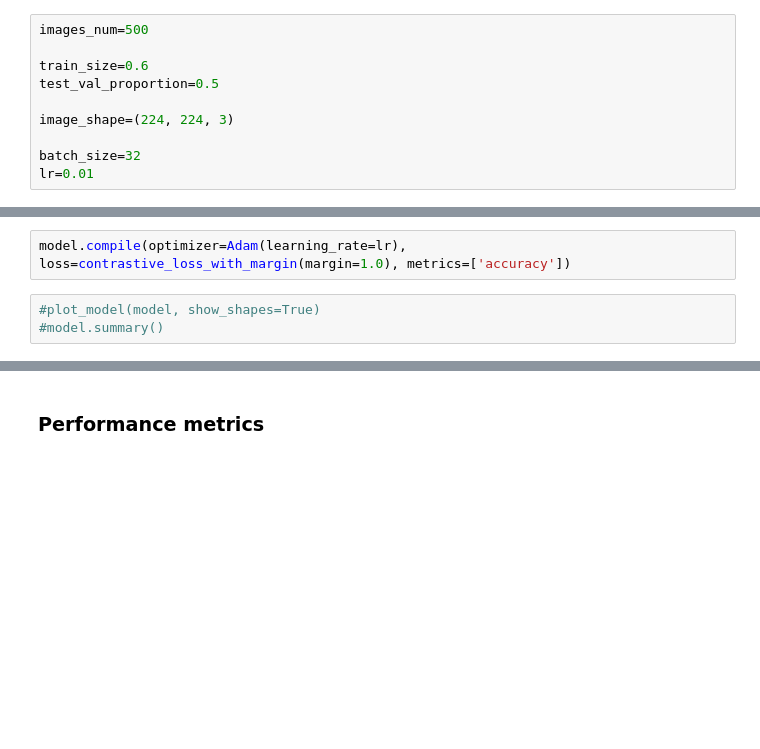
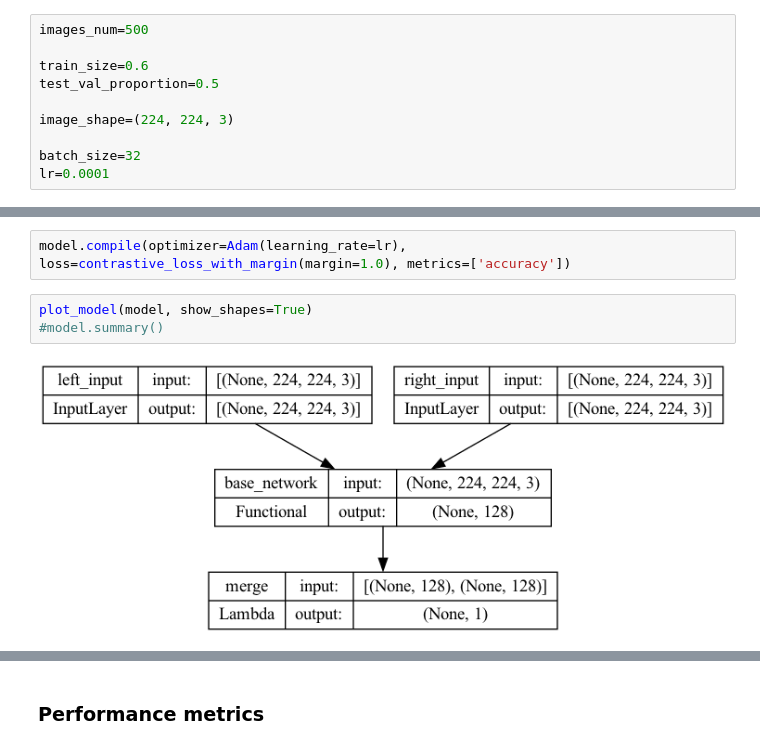
Before and after one commit to hrifanov/ml_project, a Jupyter notebook: Sprint_4/model/model_from_tensor_slices_v2.ipynb, the cells around one changed output, grey strips where cells are left out. Cells and saved outputs as stored; diff of their text form; blank space fills up the shorter version.

```diff
--- a/Sprint_4/model/model_from_tensor_slices_v2.ipynb
+++ b/Sprint_4/model/model_from_tensor_slices_v2.ipynb
@@ -34,7 +34,7 @@ test_val_proportion=0.5
 image_shape=(224, 224, 3)
 
 batch_size=32
-lr=0.01
+lr=0.0001
 # %% [markdown]
 ## Creating pairs
 # %%
@@ -229,6 +226,8 @@ def contrastive_loss_with_margin(margin):
 # %%
 model.compile(optimizer=Adam(learning_rate=lr), loss=contrastive_loss_with_margin(margin=1.0), metrics=['accuracy'])
 # %%
-#plot_model(model, show_shapes=True)
+plot_model(model, show_shapes=True)
 #model.summary()
+# %% [output]
+[figure, added]
 # %%
```
Also changed, not shown: parts of 15 cells of this notebook, 1 other file.
